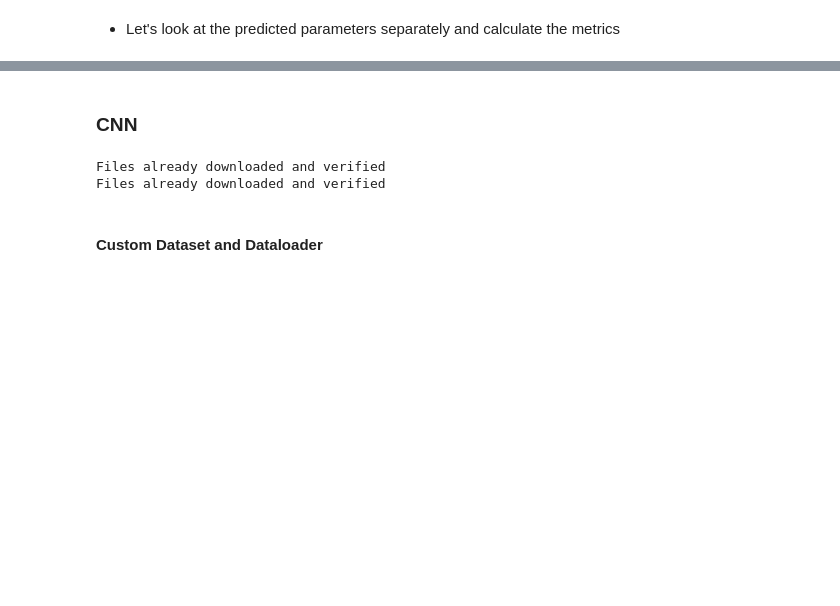
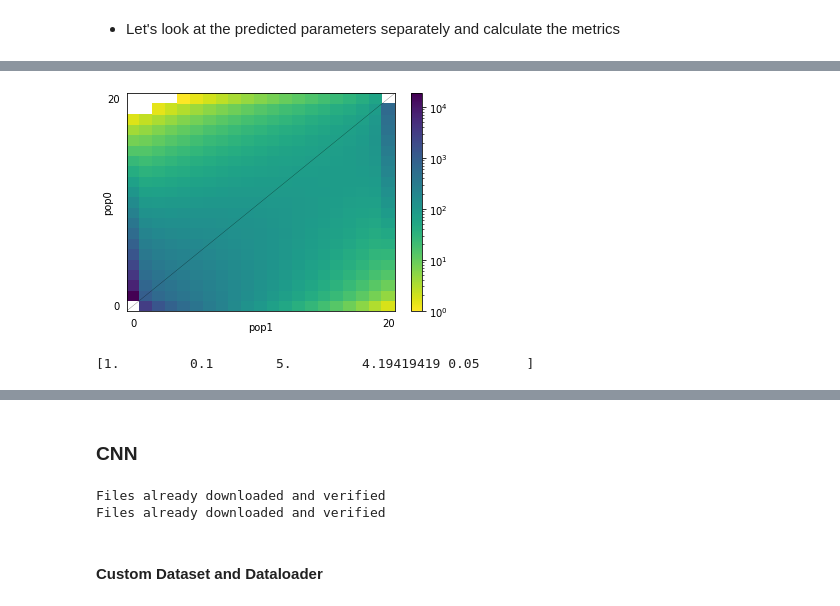
Before and after one commit to lisosoma/ML-for-demographic-inference, a Jupyter notebook: ML_DI_pipeline.ipynb, the cells around one changed output, grey strips where cells are left out. Drawn from its saved outputs; the diff is of its cells as text; code cells hidden in the pictures; blank space fills up the shorter version.

```diff
--- a/ML_DI_pipeline.ipynb
+++ b/ML_DI_pipeline.ipynb
@@ -323,0 +343,6 @@ MAE: 0.011 (0.010)
+# %%
+print(f'Random Forest with max_depth = {model.max_depth} and n_estimators = {model.n_estimators}\n')
+for i in range(4):
+  print(f'For {parameters[i]}\n')
+  print(f'R2 score is equal to {r2_score(y_test2.T[i], y_pred2.T[i])}')
+  print(f'MSE score is equal to {mean_squared_error(y_test2.T[i], y_pred2.T[i])}\n')
@@ -334,2 +386,9 @@ print('MAE: %.3f (%.3f)' % (np.mean(n_scores), np.std(n_scores)))
 # %% [markdown]
 - Let's look at the predicted parameters separately and calculate the metrics
+# %%
+print('Chained multioutput regression')
+print(f'Random Forest with max_depth = {model.max_depth} and n_estimators = {model.n_estimators}\n')
+for i in range(4):
+  print(f'For {parameters[i]}\n')
+  print(f'R2 score is equal to {r2_score(y_test2.T[i], y_pred2c.T[i])}')
+  print(f'MSE score is equal to {mean_squared_error(y_test2.T[i], y_pred2c.T[i])}\n')
@@ -335,0 +413,14 @@ print('MAE: %.3f (%.3f)' % (np.mean(n_scores), np.std(n_scores)))
+# %%
+popt = y_test2[100]
+func_ex = dadi.Numerics.make_extrap_log_func(model_func)
+model = func_ex(popt, ns, pts_l)
+data = model * theta
+pylab.figure(i)
+dadi.Plotting.plot_single_2d_sfs(data, vmin = 1)
+pylab.savefig(f'/content/true1.jpeg', dpi=300)
+# %% [output]
+[figure, added]
+# %%
+print(y_test2[100])
+# %% [output]
+[1.         0.1        5.         4.19419419 0.05      ]
```
Also changed, not shown: parts of 16 cells of this notebook.
